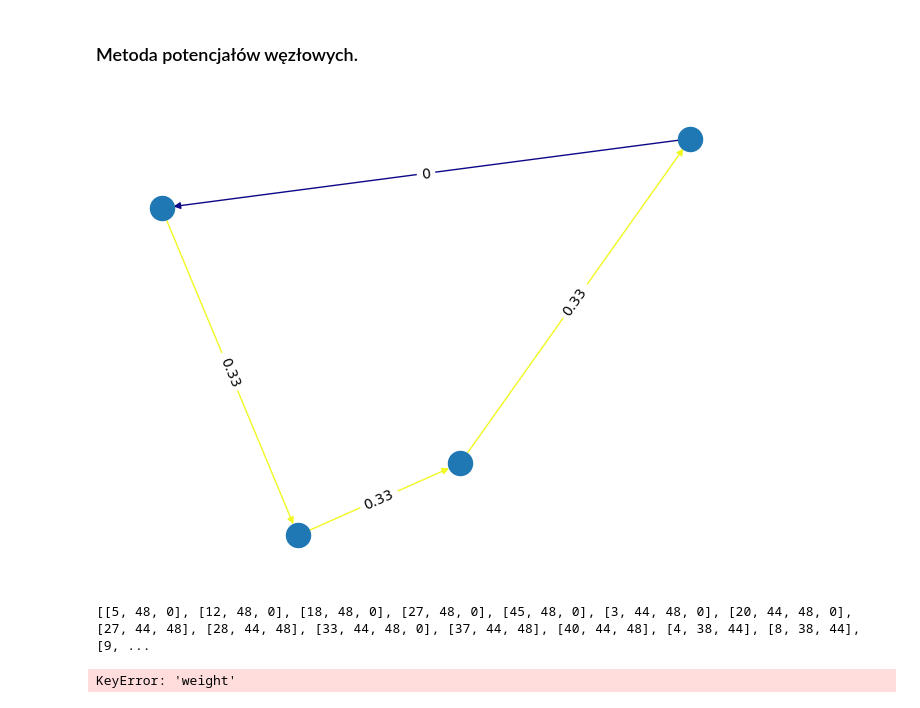
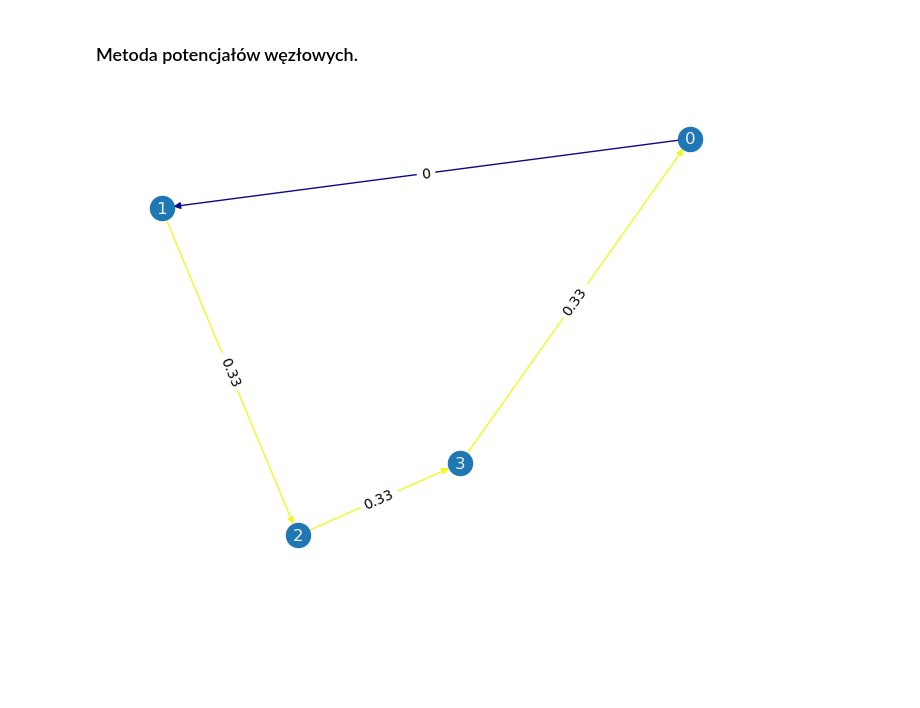
Before and after one commit to Szaroslav/computational-methods-agh-course, a Jupyter notebook: lab02/lab02.ipynb, the cells around one changed output. Cells and saved outputs as stored; diff of their text form; code cells hidden in the pictures; blank space fills up the shorter version.

Commit message:
Add new types of graphs visualisation [`lab02`]

```diff
--- a/lab02/lab02.ipynb
+++ b/lab02/lab02.ipynb
@@ -199,6 +194,7 @@ G_cycle_basis
 # %%
-def parse_to_directed(G, s, t, cycles):
+def parse_to_directed(G, s, t):
     di_G = G.to_directed()
+    cycles = nx.cycle_basis(G)
 
     for cycle in cycles:
         idx, is_t = None, None
@@ -228,6 +224,5 @@ def parse_to_directed(G, s, t, cycles):
 
     return di_G
 
-G = parse_to_directed(G, s, t, G_cycle_basis)
-nx.draw(G)
+G = parse_to_directed(G, s, t)
 # %% [output]
@@ -278,40 +273,32 @@ def branch_current_method(G, s, t, e):
     j = 0
     for i in range(N):
         if i == s or i == t: continue
         V[i] = res[j]
         j += 1
 
     # Evaluate electric current in every edge of the circuit
     I = {}
     for i, e in enumerate(G.edges):
         u, v = e
         if G[u][v]["weight"] == 0: I[e] = 0
         else: I[e] = round((V[u] - V[v]) / G[u][v]["weight"], 2)
 
     return I
 
 
 def draw_graph(G, weights):
     layout = nx.spring_layout(G, seed=213700)
 
     _min, _max = min(weights.values()), max(weights.values())
     edge_color_intesities = []
     for u, v in G.edges:
         edge_color_intesities.append((weights[(u, v)] - _min) / (_max - _min))
 
     nx.draw(G, pos=layout, edge_color=edge_color_intesities, edge_cmap=mpl.colormaps["plasma"])
+    nx.draw_networkx_labels(G, pos=layout, font_color="#f0f0f0")
     nx.draw_networkx_edge_labels(G, pos=layout, edge_labels=weights)
 
 
 draw_graph(G, branch_current_method(G, s, t, e))
 # %% [output]
-[figure, old version]
+[figure, new version]
-# %%
-X = nx.erdos_renyi_graph(50, 0.3)
-print(nx.cycle_basis(X))
-X_cycle_basis = nx.cycle_basis(X)
-X = parse_to_directed(X, s, t, X_cycle_basis)
-draw_graph(X, branch_current_method(X, s, t, e))
-# %% [output]
-[[5, 48, 0], [12, 48, 0], [18, 48, 0], [27, 48, 0], [45, 48, 0], [3, 44, 48, 0], [20, 44, 48, 0], [27, 44, 48], [28, 44, 48], [33, 44, 48, 0], [37, 44, 48], [40, 44, 48], [4, 38, 44], [8, 38, 44], [9, ...
-KeyError: 'weight'
```
Also changed, not shown: parts of 6 cells of this notebook.
